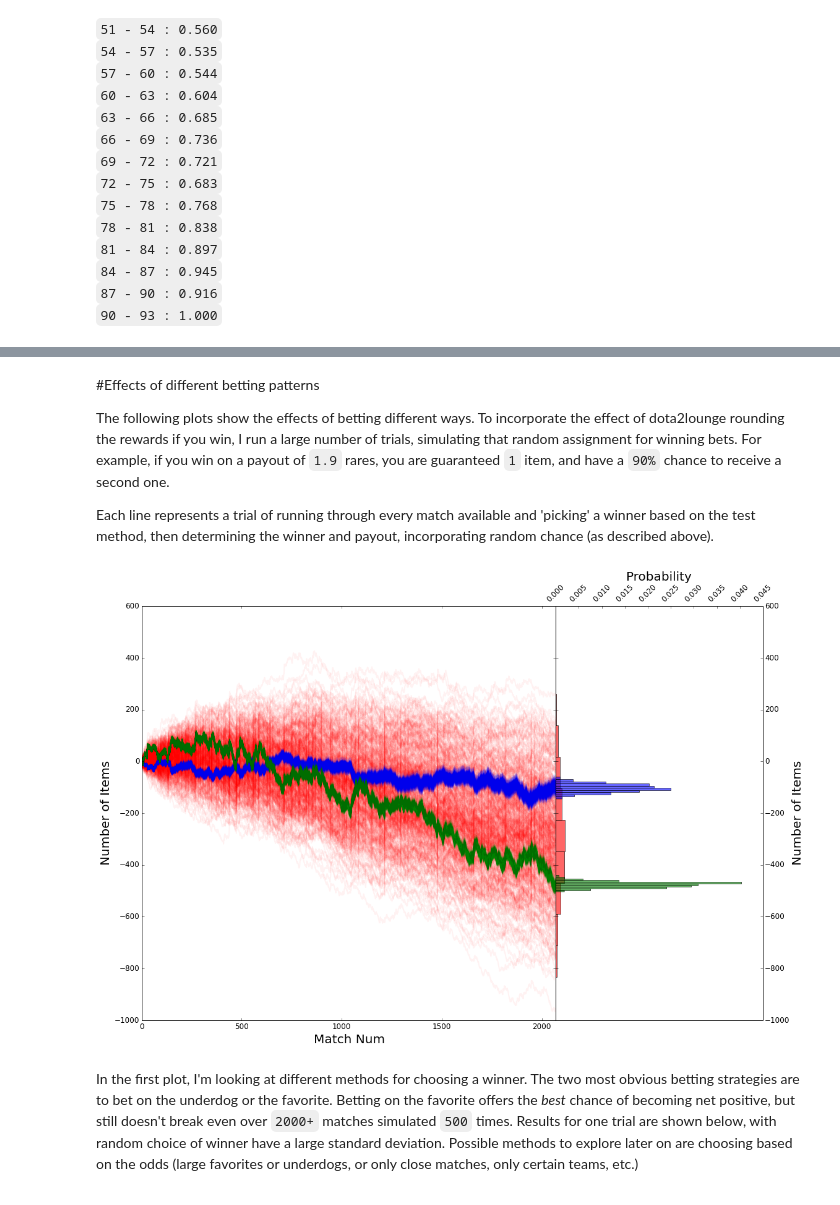
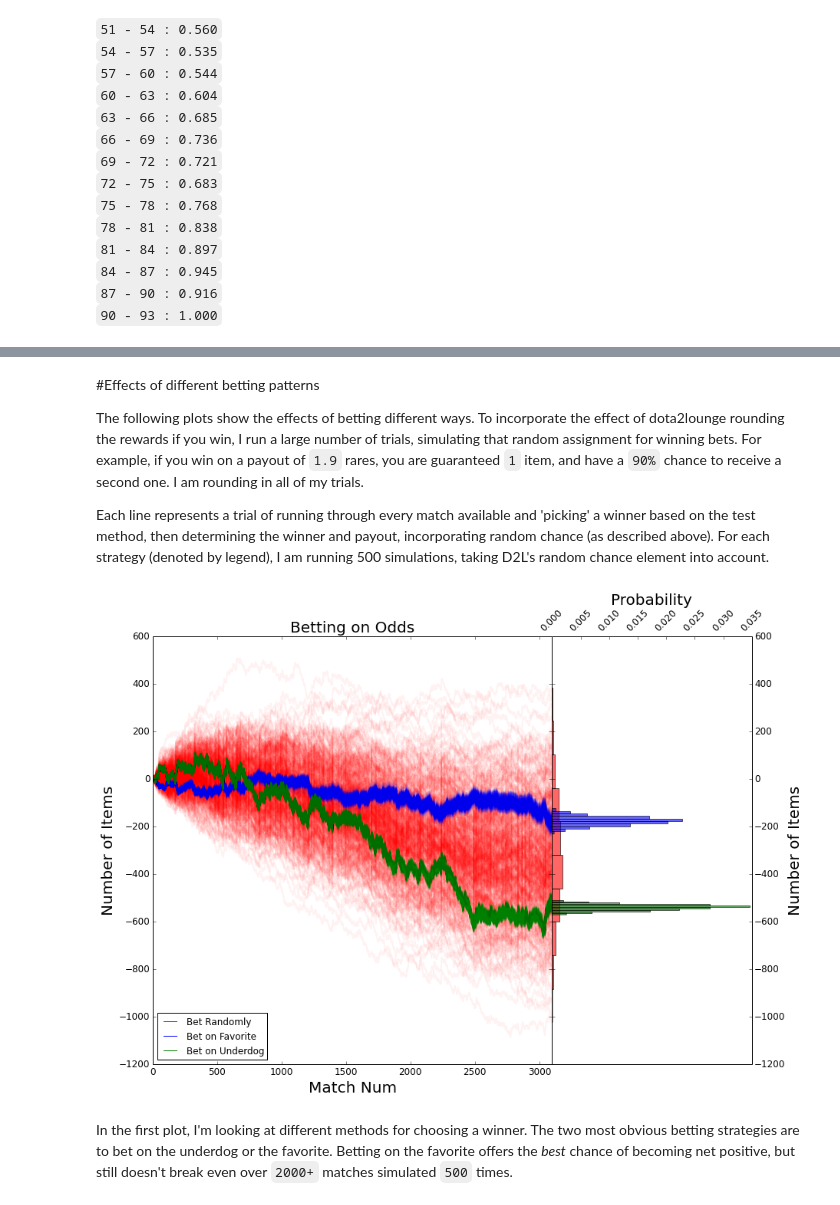
Before and after one commit to andrewzwicky/pyd2l, a Jupyter notebook: PyD2L Match Analysis.ipynb, the cells around one changed output, grey strips where cells are left out. Saved outputs shown, nothing was run; the diff lists cells and outputs as text; code cells hidden in the pictures.

Commit message:
updated ipython notebook, made sure all tests were working.

```diff
--- a/PyD2L Match Analysis.ipynb
+++ b/PyD2L Match Analysis.ipynb
@@ -79,20 +87,18 @@ plot_winners_vs_number_bets(num_bets,winner_odds)
 # %% [markdown]
 #Effects of different betting patterns
 
-The following plots show the effects of betting different ways.  To incorporate the effect of dota2lounge rounding the rewards if you win, I run a large number of trials, simulating that random assignment for winning bets. For example, if you win on a payout of `1.9` rares, you are guaranteed `1` item, and have a `90%` chance to receive a second one.
+The following plots show the effects of betting different ways.  To incorporate the effect of dota2lounge rounding the rewards if you win, I run a large number of trials, simulating that random assignment for winning bets. For example, if you win on a payout of `1.9` rares, you are guaranteed `1` item, and have a `90%` chance to receive a second one.  I am rounding in all of my trials.
 
-Each line represents a trial of running through every match available and 'picking' a winner based on the test method, then determining the winner and payout, incorporating random chance (as described above).
+Each line represents a trial of running through every match available and 'picking' a winner based on the test method, then determining the winner and payout, incorporating random chance (as described above).  For each strategy (denoted by legend), I am running 500 simulations, taking D2L's random chance element into account.
-# %%
-NUM_SIMS = 500
-
-RARITY = 'Rares'
-NUM_BET = 4
-
-plot_sims([simulate(matches, pick_method = 'random',   num_sims=NUM_SIMS, rarity=RARITY, num_bet=NUM_BET, reward_round=True),
-           simulate(matches, pick_method = 'favorite', num_sims=NUM_SIMS, rarity=RARITY, num_bet=NUM_BET, reward_round=True),
-           simulate(matches, pick_method = 'underdog', num_sims=NUM_SIMS, rarity=RARITY, num_bet=NUM_BET, reward_round=True)],
-          ['red','blue','green'])
-# %% [output]
-[figure, removed]
+# %%
+plot_sims([[match.match_id for match in matches] for _ in range(3)],
+          [simulate(matches, pick_method = 'random'),
+           simulate(matches, pick_method = 'favorite'),
+           simulate(matches, pick_method = 'underdog')],
+          ['red','blue','green'],
+          ['Bet Randomly','Bet on Favorite','Bet on Underdog'],
+          'Betting on Odds')
+# %% [output]
+[figure, added]
 # %% [markdown]
-In the first plot, I'm looking at different methods for choosing a winner.  The two most obvious betting strategies are to bet on the underdog or the favorite.  Betting on the favorite offers the _best_ chance of becoming net positive, but still doesn't break even over `2000+` matches simulated `500` times.  Results for one trial are shown below, with random choice of winner have a large standard deviation.  Possible methods to explore later on are choosing based on the odds (large favorites or underdogs, or only close matches, only certain teams, etc.)
+In the first plot, I'm looking at different methods for choosing a winner.  The two most obvious betting strategies are to bet on the underdog or the favorite.  Betting on the favorite offers the _best_ chance of becoming net positive, but still doesn't break even over `2000+` matches simulated `500` times.
```
Also changed, not shown: parts of 21 cells of this notebook, 32 other files.
